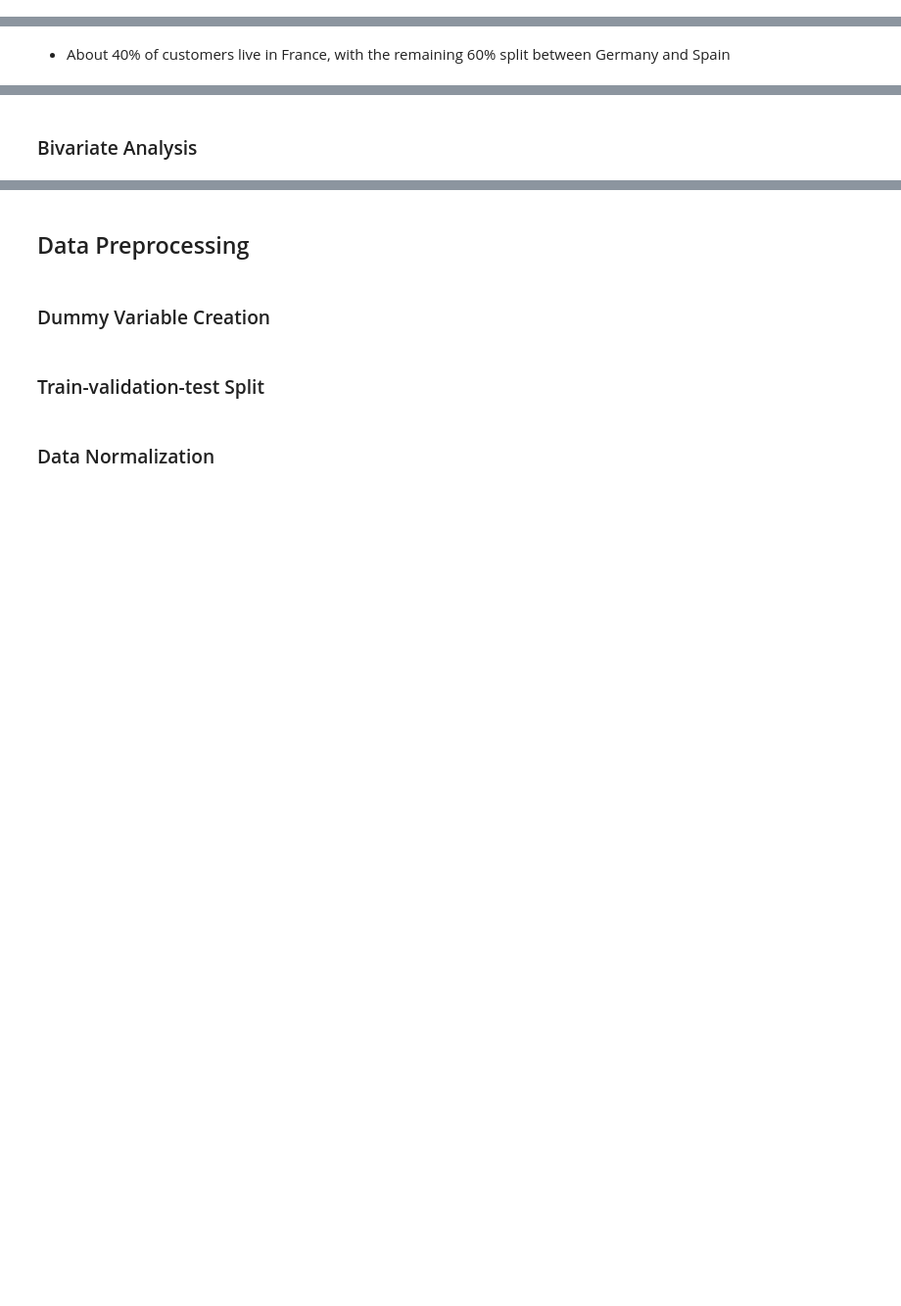
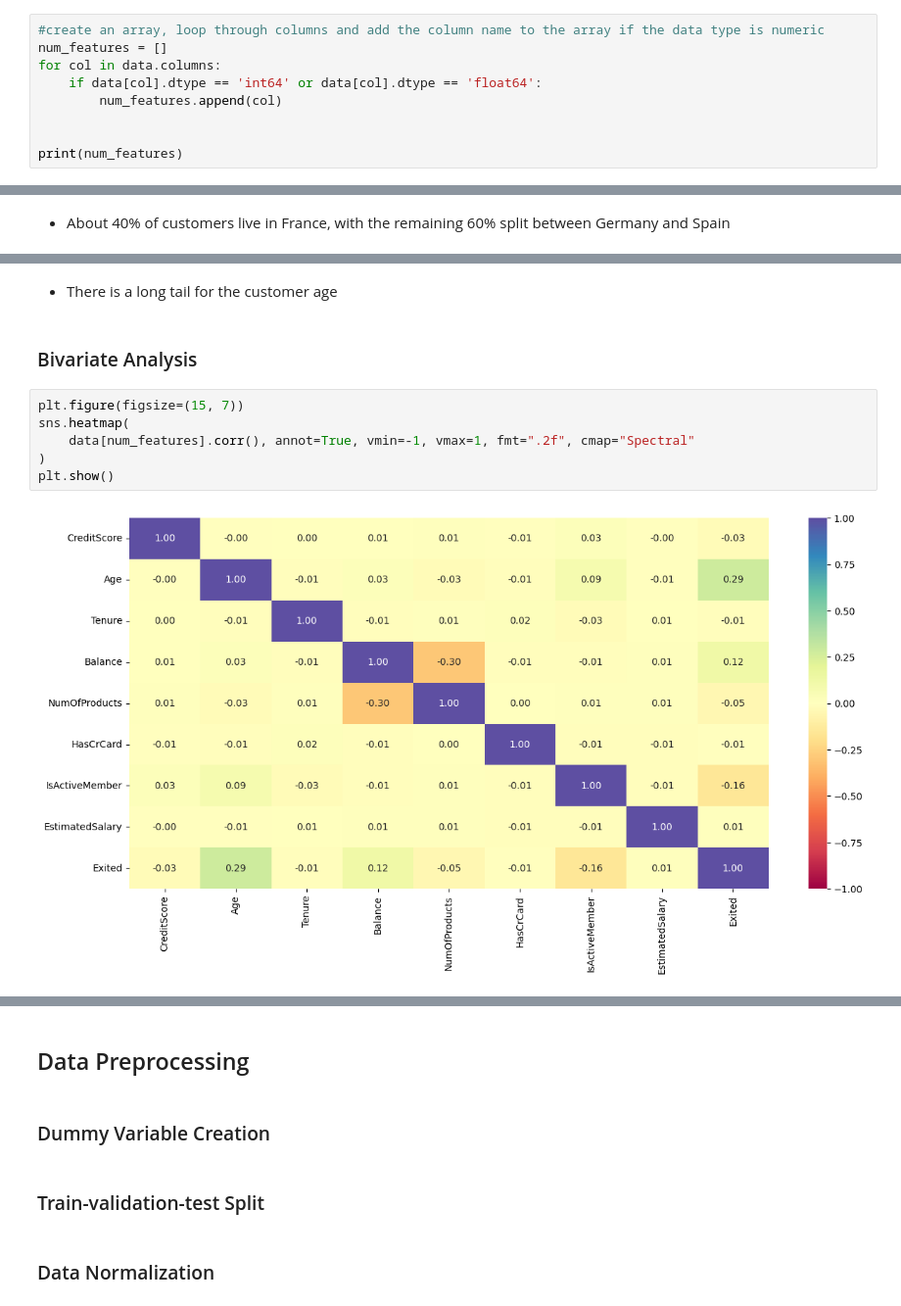
Before and after one commit to lhughey/AIML_Course, a Jupyter notebook: Project 4 - NN - Bank Churn Prediction/INN_Learner_Notebook_Full_code.ipynb, the cells around one changed output, grey strips where cells are left out. Shown at 98% size. Saved outputs shown, nothing was run; the diff lists cells and outputs as text; blank space fills up the shorter version.

```diff
--- a/Project 4 - NN - Bank Churn Prediction/INN_Learner_Notebook_Full_code.ipynb
+++ b/Project 4 - NN - Bank Churn Prediction/INN_Learner_Notebook_Full_code.ipynb
@@ -201,0 +204,9 @@ dtype: object
+# %%
+#create an array, loop through columns and add the column name to the array if the data type is numeric
+num_features = []
+for col in data.columns:
+    if data[col].dtype == 'int64' or data[col].dtype == 'float64':
+        num_features.append(col)
+
+
+print(num_features)
@@ -236,2 +277,12 @@ plt.show()
+# %% [markdown]
+- There is a long tail for the customer age
 # %% [markdown]
 ### Bivariate Analysis
+# %%
+plt.figure(figsize=(15, 7))
+sns.heatmap(
+    data[num_features].corr(), annot=True, vmin=-1, vmax=1, fmt=".2f", cmap="Spectral"
+)
+plt.show()
+# %% [output]
+[figure, added]
```
Also changed, not shown: parts of 9 cells of this notebook.
